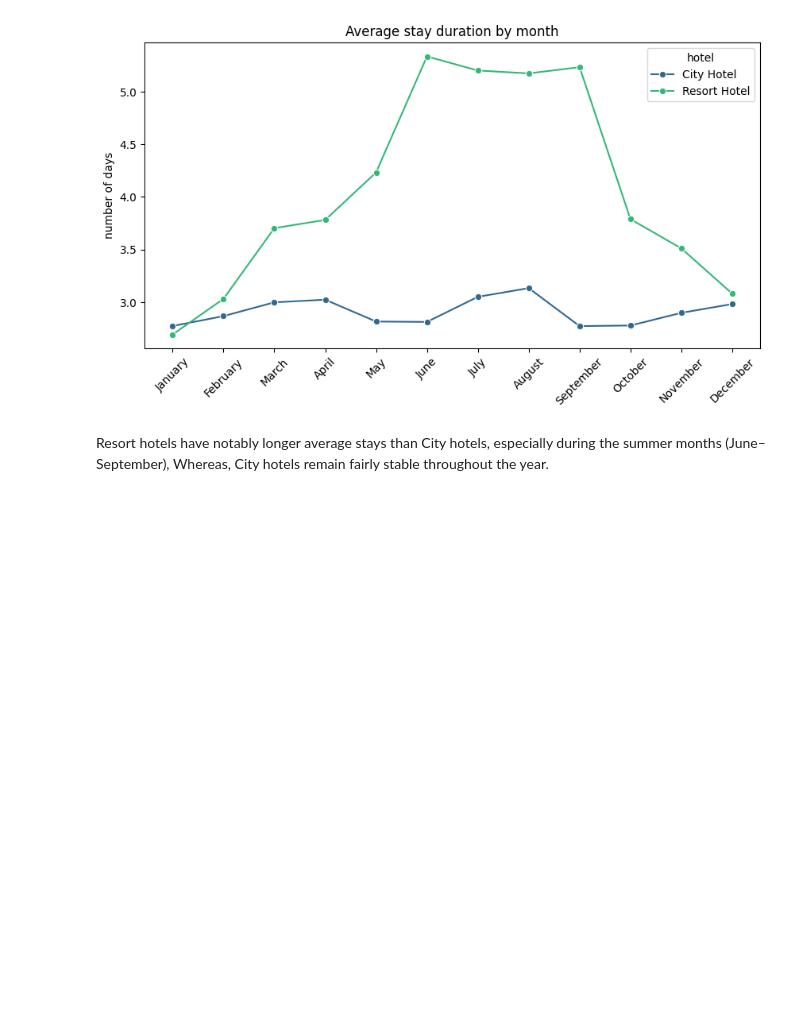
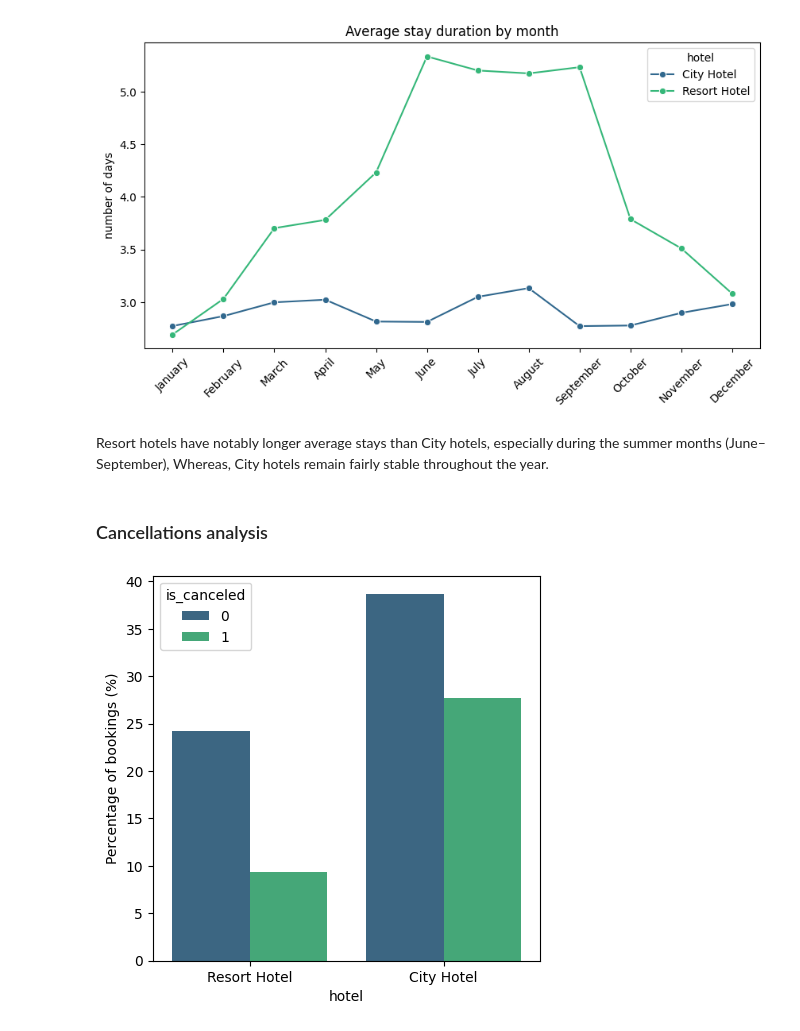
Before and after one commit to Parth-11022004/hotel_booking_cancellation_prediction, a Jupyter notebook: Hotel_bookings_EDA.ipynb, the cells around one changed output. Saved outputs shown, nothing was run; the diff lists cells and outputs as text; code cells hidden in the pictures; blank space fills up the shorter version.

```diff
--- a/Hotel_bookings_EDA.ipynb
+++ b/Hotel_bookings_EDA.ipynb
@@ -288,3 +288,12 @@ plt.show()
 [figure]
 # %% [markdown]
 Resort hotels have notably longer average stays than City hotels, especially during the summer months (June–September), Whereas, City hotels remain fairly stable throughout the year.
+# %% [markdown]
+### Cancellations analysis
+# %%
+plt.figure(figsize=(5,5))
+sns.countplot(data=df,x='hotel',hue='is_canceled',palette='viridis',stat='percent')
+plt.ylabel('Percentage of bookings (%)')
+plt.show()
+# %% [output]
+[figure, added]
```
Also changed, not shown: parts of 18 cells of this notebook.
